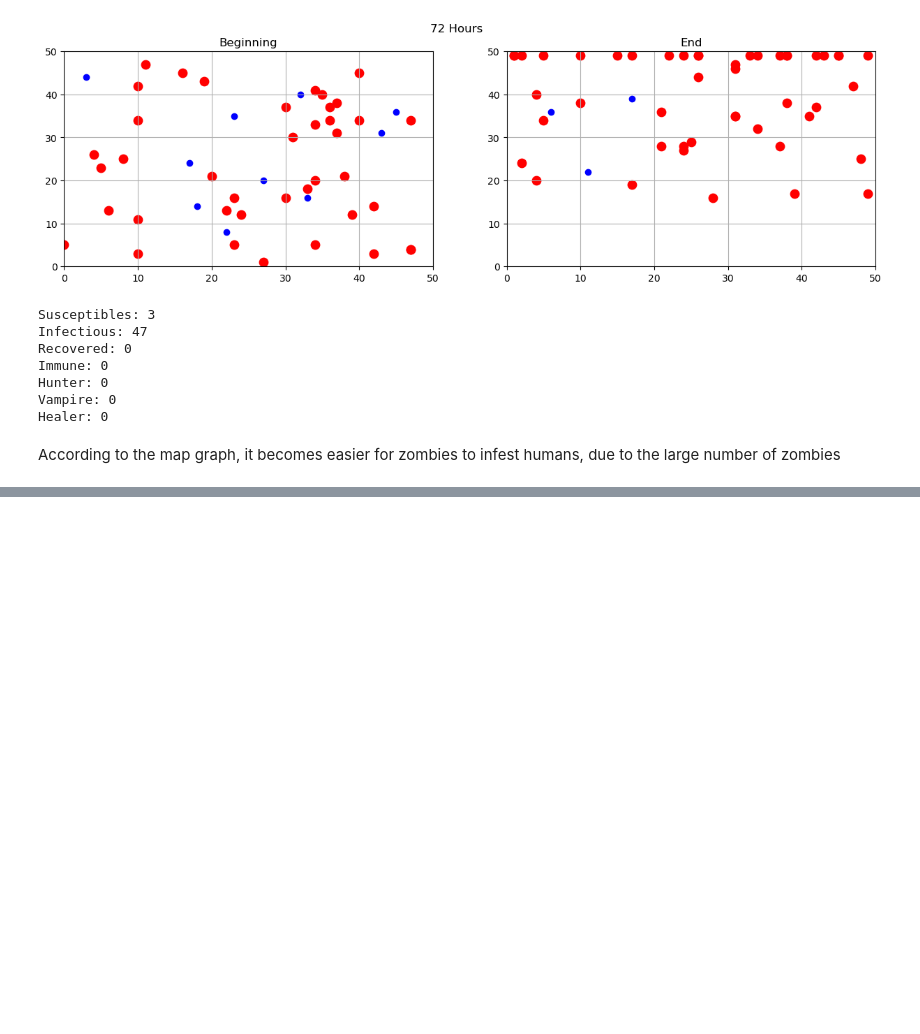
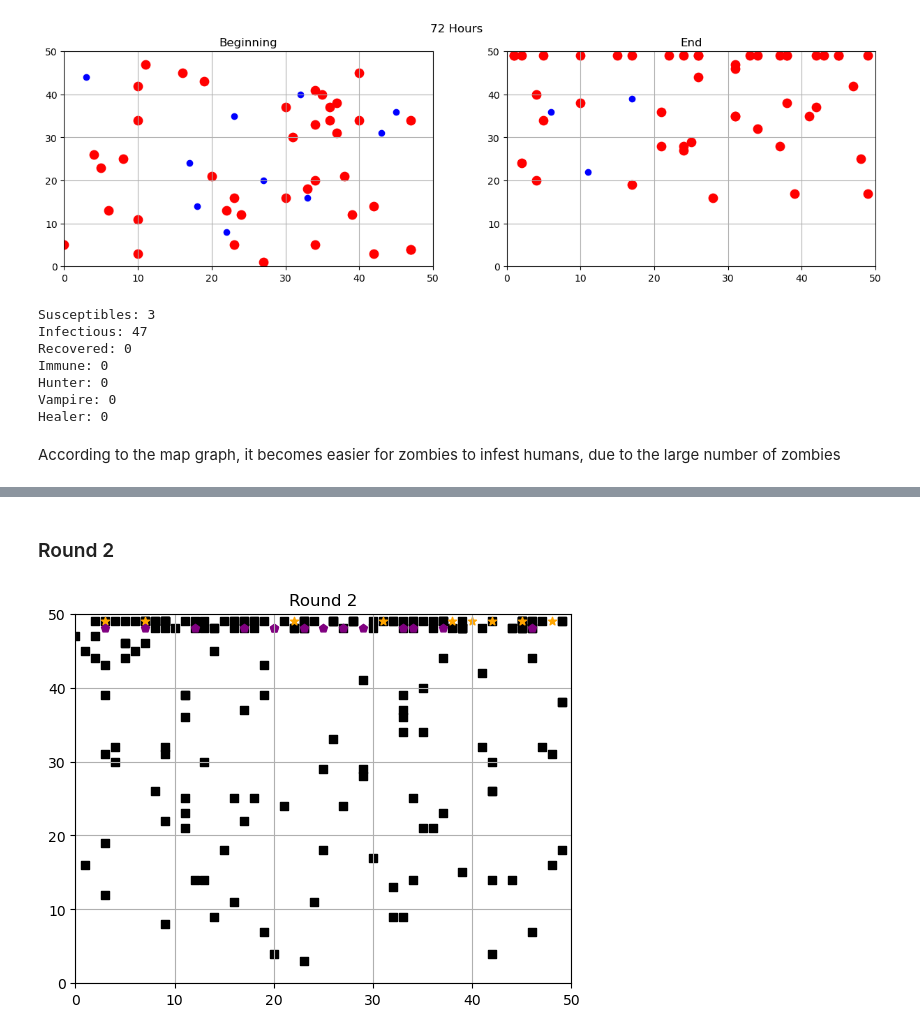
Before and after one commit to MOD510-2023/Project-4, a Jupyter notebook: RWD.ipynb, the cells around one changed output, grey strips where cells are left out. Saved outputs shown, nothing was run; the diff lists cells and outputs as text; code cells hidden in the pictures; blank space fills up the shorter version.

```diff
--- a/RWD.ipynb
+++ b/RWD.ipynb
@@ -437,0 +531,12 @@ According to the map graph, it becomes easier for zombies to infest humans, due
+# %% [markdown]
+### Round 2
+# %%
+scenario05_r2 = RandomWalkEpidemicSimulator(200, no_initially_infected=0, no_vampire=100, no_hunter=100, k=0.5)
+
+scenario05_r2.run(month)
+
+plt.figure()
+plt.title(f"Round 2")
+scenario05_r2.game()
+# %% [output]
+[figure, added]
```
Also changed, not shown: parts of 26 cells of this notebook.
